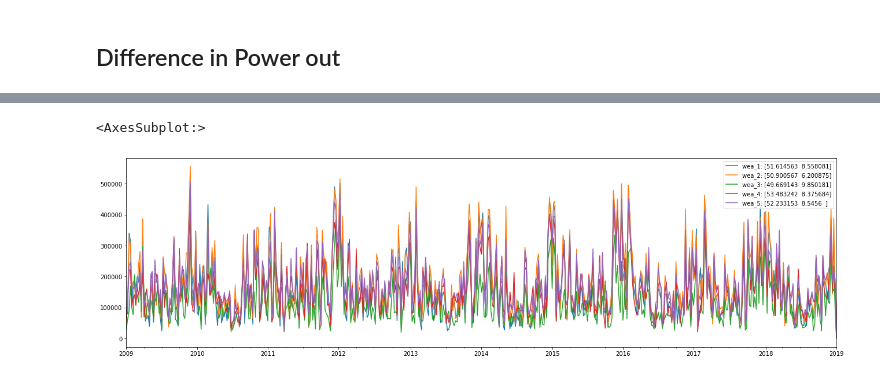
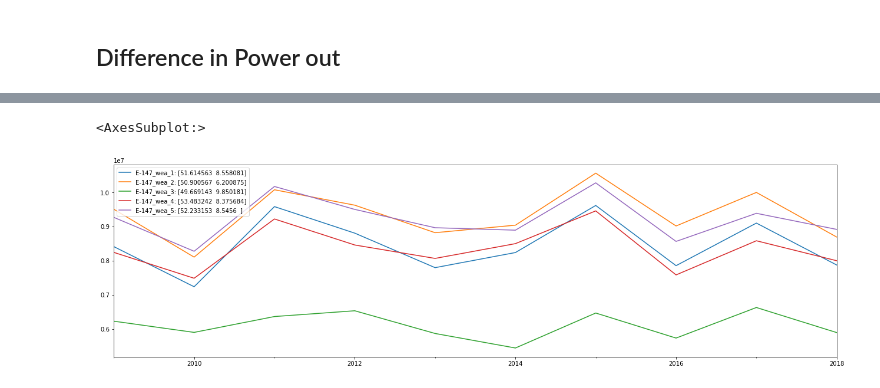
Before and after one commit to clwehner/Windatlas, a Jupyter notebook: windatlas/anemos_data/test_repowering.ipynb, the cells around one changed output, grey strips where cells are left out. Drawn from its saved outputs; the diff is of its cells as text; code cells hidden in the pictures.

```diff
--- a/windatlas/anemos_data/test_repowering.ipynb
+++ b/windatlas/anemos_data/test_repowering.ipynb
@@ -74,6 +74,7 @@ for num, point in enumerate(e48.point_list):
     Eout[f"wea_{num+1}: {point.lat_lon_coor}"] = point.power_time_series
 
 dfe48 = pandas.DataFrame(data=Eout,index=e48.time_periode)
+dfe48 = dfe48.add_prefix("E-48_")
 dfe48.iloc[:,:5].resample("1w").sum().plot(figsize=(22,6))
 # %% [output]
 Passed time_frame valid.
@@ -104,6 +105,7 @@ for num, point in enumerate(e147.point_list):
     Eout[f"wea_{num+1}: {point.lat_lon_coor}"] = point.power_time_series
 
 dfe147 = pandas.DataFrame(data=Eout,index=e147.time_periode)
+dfe147 = dfe147.add_prefix("E-147_")
 dfe147.iloc[:,:5].resample("1w").sum().plot(figsize=(22,6))
 # %% [output]
 Passed time_frame valid.
@@ -121,5 +128,7 @@ Windpower turbine 5 complete
 # %%
-dfe147.subtract(dfe48).resample("1w").sum().plot(figsize=(22,6))
+diff = pandas.DataFrame().reindex_like(dfe147)
+diff[dfe147.columns] = dfe147.values - dfe48.values
+diff.resample("1Y").sum().plot(figsize=(22,6))
 # %% [output]
 <AxesSubplot:>
-[figure, old version]
+[figure, new version]
```
Also changed, not shown: parts of 3 cells of this notebook, 3 other files.
